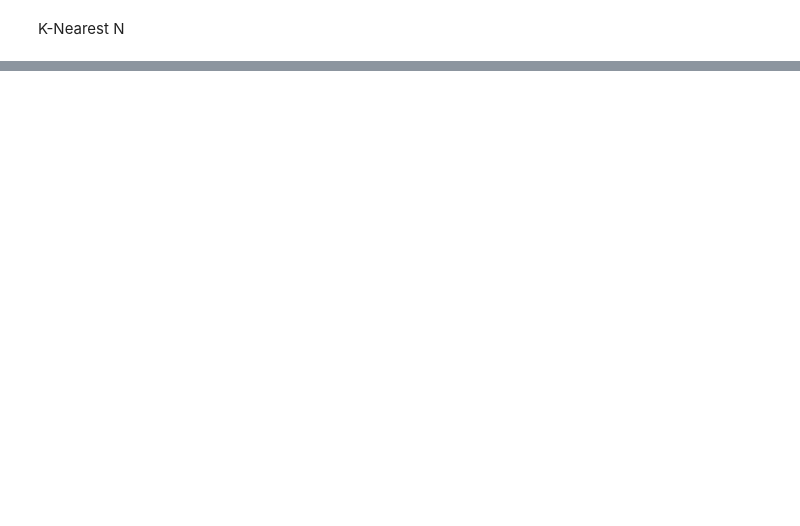
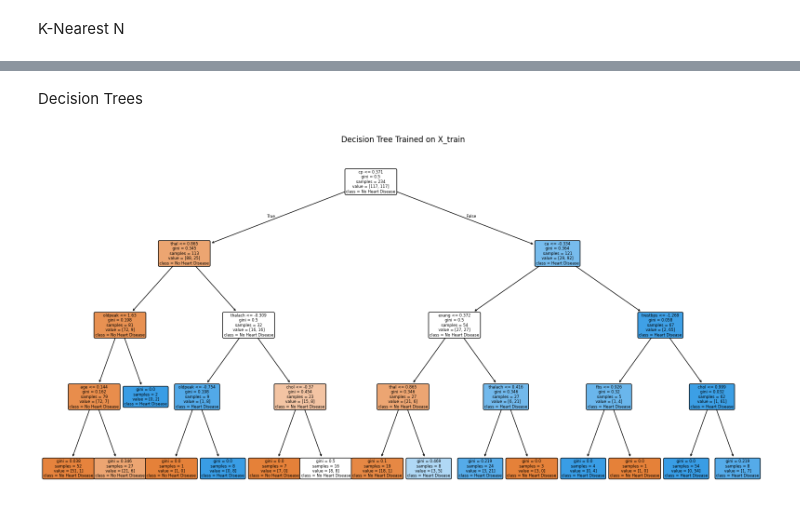
Before and after one commit to sneh6677/Cardio_vascular_disease_prediction, a Jupyter notebook: CVD_Capstone.ipynb, the cells around one changed output, grey strips where cells are left out. Drawn from its saved outputs; the diff is of its cells as text; code cells hidden in the pictures; blank space fills up the shorter version.

```diff
--- a/CVD_Capstone.ipynb
+++ b/CVD_Capstone.ipynb
@@ -133,0 +548,20 @@ weighted avg       0.82      0.82      0.82        61
+# %% [markdown]
+Decision Trees
+# %%
+
+
+clf = DecisionTreeClassifier(criterion='gini', max_depth=4, random_state=42)
+clf.fit(x_train, y_train)
+
+plt.figure(figsize=(20, 10))
+plot_tree(
+    clf,
+    feature_names=cols[:-1],
+    class_names=["No Heart Disease", "Heart Disease"],
+    filled=True,
+    rounded=True
+)
+plt.title("Decision Tree Trained on X_train")
+plt.show()
+# %% [output]
+[figure, added]
```
Also changed, not shown: parts of 48 cells of this notebook.
